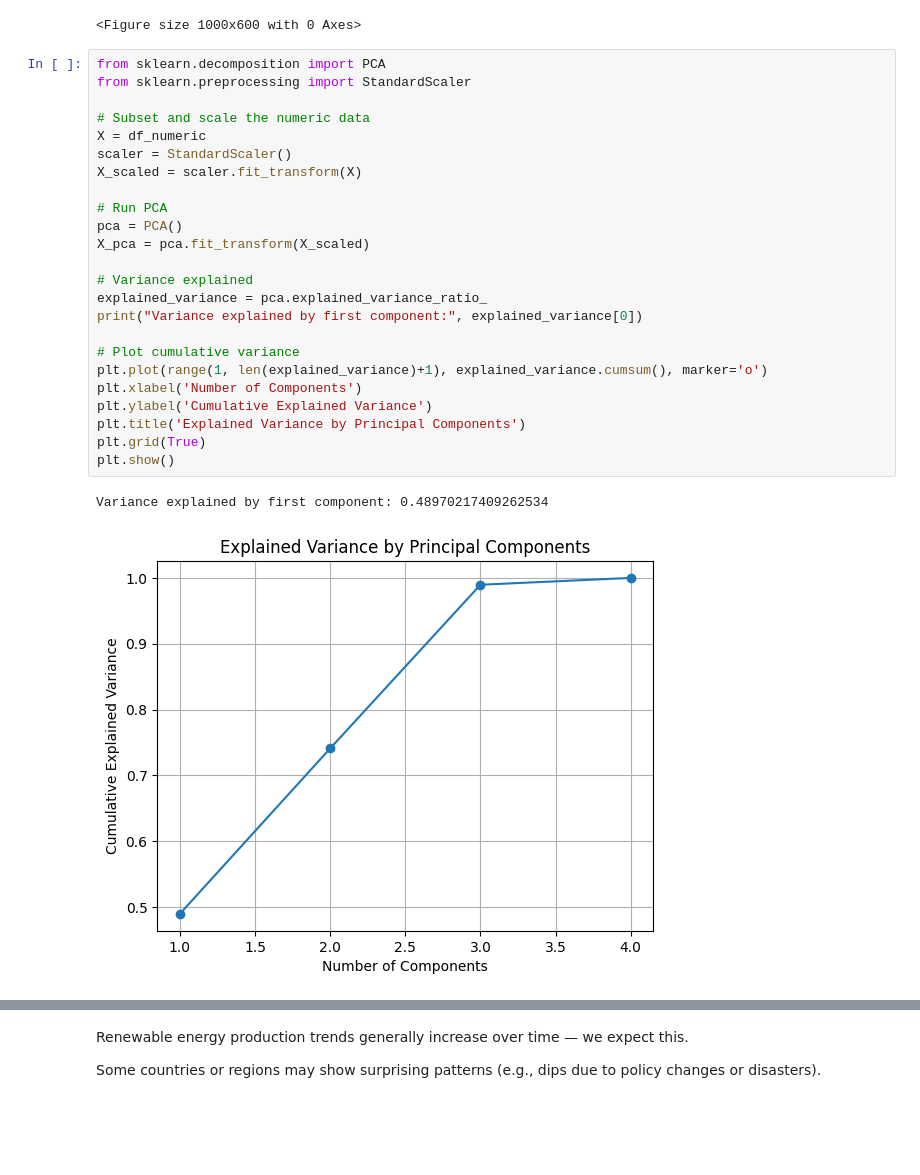
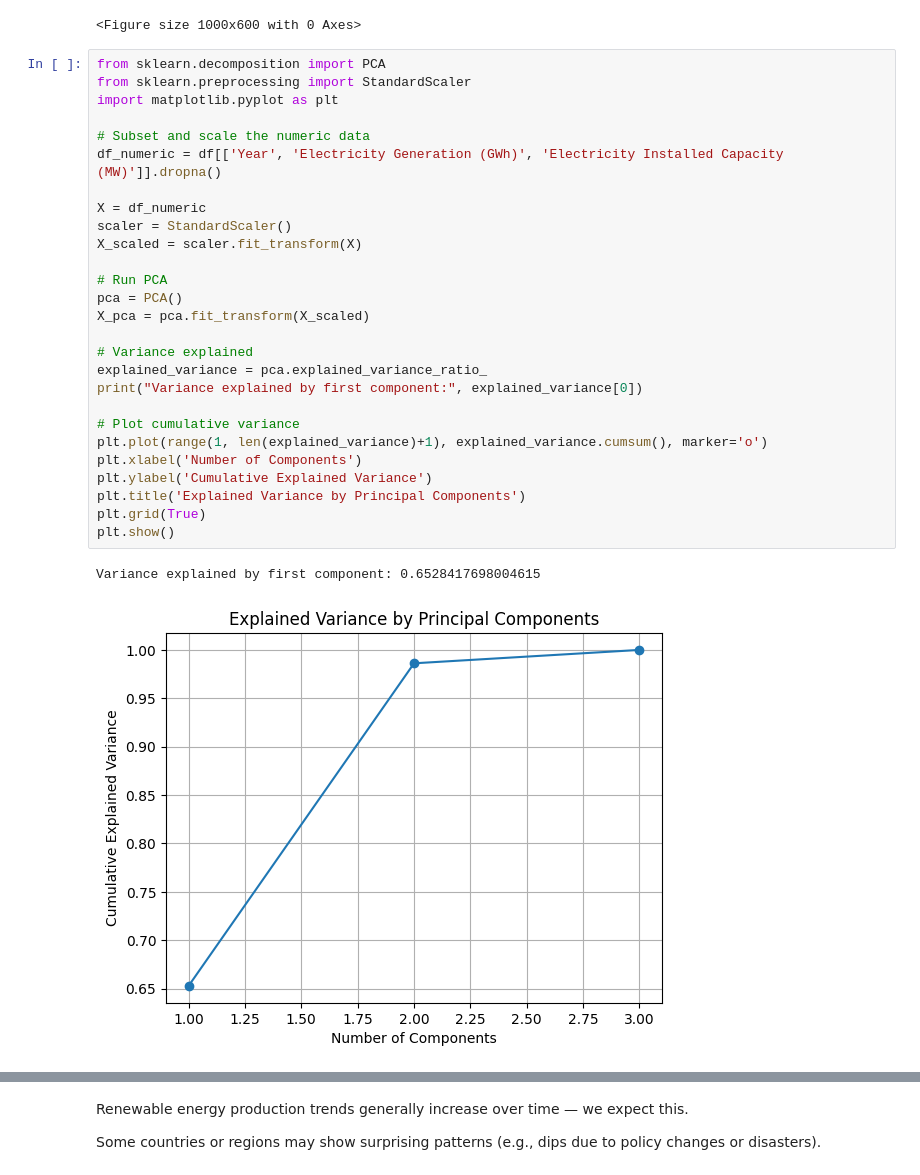
Before and after one commit to bu-sohan/AI-for-Leaders-Spring-2025, a Jupyter notebook: Week9.ipynb, the cells around one changed output, grey strips where cells are left out. Cells and saved outputs as stored; diff of their text form; blank space fills up the shorter version.

```diff
--- a/Week9.ipynb
+++ b/Week9.ipynb
@@ -118,28 +119,31 @@ plt.show()
 # %%
 from sklearn.decomposition import PCA
 from sklearn.preprocessing import StandardScaler
+import matplotlib.pyplot as plt
 
 # Subset and scale the numeric data
+df_numeric = df[['Year', 'Electricity Generation (GWh)', 'Electricity Installed Capacity (MW)']].dropna()
+
 X = df_numeric
 scaler = StandardScaler()
 X_scaled = scaler.fit_transform(X)
 
 # Run PCA
 pca = PCA()
 X_pca = pca.fit_transform(X_scaled)
 
 # Variance explained
 explained_variance = pca.explained_variance_ratio_
 print("Variance explained by first component:", explained_variance[0])
 
 # Plot cumulative variance
 plt.plot(range(1, len(explained_variance)+1), explained_variance.cumsum(), marker='o')
 plt.xlabel('Number of Components')
 plt.ylabel('Cumulative Explained Variance')
 plt.title('Explained Variance by Principal Components')
 plt.grid(True)
 plt.show()
 # %% [output]
-Variance explained by first component: 0.48970217409262534
+Variance explained by first component: 0.6528417698004615
-[figure, old version]
+[figure, new version]
 # %%
```
Also changed, not shown: parts of 5 cells of this notebook, 2 other files.
